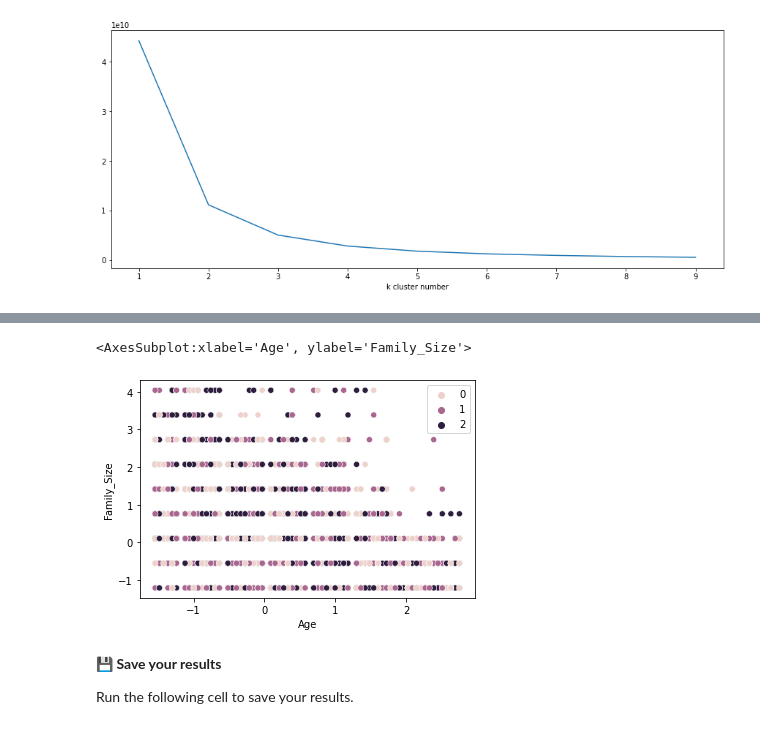
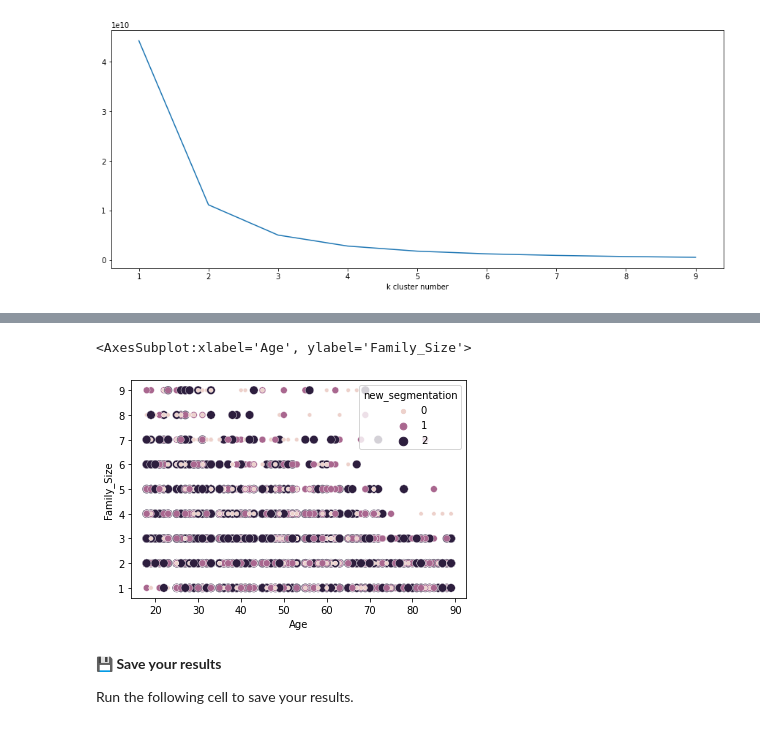
Before and after one commit to Guillaume-GL/data-certification-exam, a Jupyter notebook: decision_science/customers_segmentation_exam.ipynb, the cells around one changed output, grey strips where cells are left out. Drawn from its saved outputs; the diff is of its cells as text; code cells hidden in the pictures.

```diff
--- a/decision_science/customers_segmentation_exam.ipynb
+++ b/decision_science/customers_segmentation_exam.ipynb
@@ -335,7 +342,7 @@ plt.xlabel('k cluster number')
 Text(0.5, 0, 'k cluster number')
 [figure]
 # %%
-n_clusters = 2
+n_clusters = 3
 # %%
 km = KMeans(n_clusters=n_clusters)
 km.fit(df)
@@ -390,0 +378,3 @@ df_2
+# %%
+df['new_segmentation'] = km.labels_
+df
@@ -391,8 +395,8 @@ df_2
 # %%
-sns.scatterplot(df_2.Age, df_2.Family_Size, hue = km.labels_)
+sns.scatterplot(df.Age, df.Family_Size, hue = df.new_segmentation, size = df['new_segmentation'])
 # %% [output]
 <AxesSubplot:xlabel='Age', ylabel='Family_Size'>
-[figure, old version]
+[figure, new version]
 # %% [markdown]
 **💾 Save your results**
 
```
Also changed, not shown: parts of 17 cells of this notebook, 6 other files.
